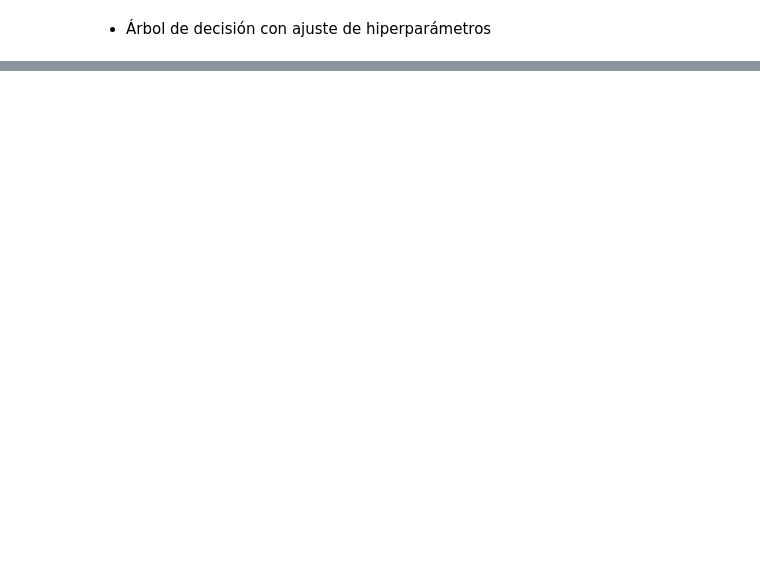
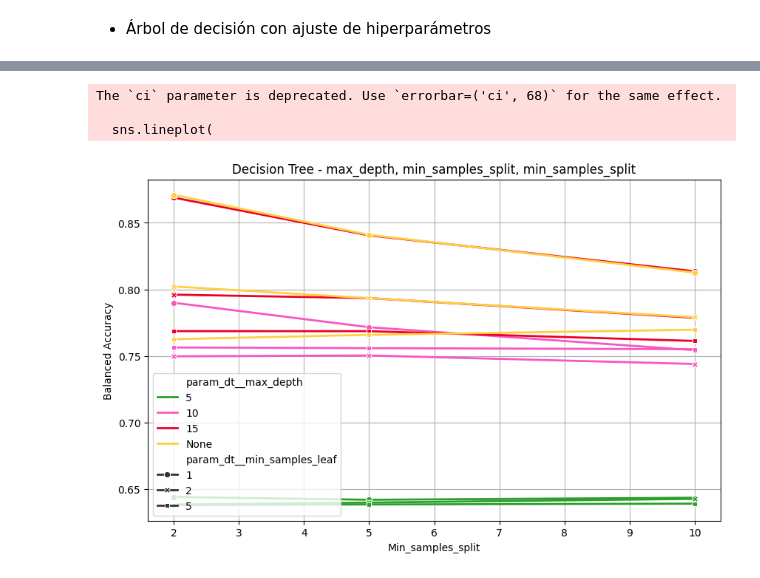
Before and after one commit to kevinMGII/Grupo7-Practica1, a Jupyter notebook: Grupo7_Practica1.ipynb, the cells around one changed output, grey strips where cells are left out. Drawn from its saved outputs; the diff is of its cells as text; code cells hidden in the pictures; blank space fills up the shorter version.

```diff
--- a/Grupo7_Practica1.ipynb
+++ b/Grupo7_Practica1.ipynb
@@ -565,0 +640,44 @@ Mejor score BRF: 0.9251547961407155 , Tiempo= 226.7458176612854 s
+# %%
+import matplotlib.pyplot as plt
+import seaborn as sns
+import pandas as pd
+
+# Convertir los resultados de GridSearchCV en un DataFrame
+results_dt_df = pd.DataFrame(grid_search_dt.cv_results_)
+
+# Convertir None a cadena para evitar errores en la gráfica
+results_dt_df['param_dt__max_depth'] = results_dt_df['param_dt__max_depth'].astype(str)
+
+# Definir una paleta de colores personalizada
+custom_palette_dt = {
+    "5": "#2ca02c",   # Verde
+    "10":  "#F857C1",   # Rosa
+    "15": "#ed0027", # Rojo
+    "None": "#ffcf42"  # Amarillo
+}
+
+# Crear un gráfico combinado
+plt.figure(figsize=(10, 6))
+sns.lineplot(
+    data=results_dt_df,
+    x="param_dt__min_samples_split",
+    y="mean_test_score",
+    hue="param_dt__max_depth",  # Diferencia por max_depth
+    style="param_dt__min_samples_leaf",  # Diferencia por min_samples_leaf
+    markers=True,
+    dashes=False,
+    linewidth=2,
+    palette=custom_palette_dt
+)
+
+# Personalización del gráfico
+plt.xlabel("Min_samples_split")
+plt.ylabel("Balanced Accuracy")
+plt.title("Decision Tree - max_depth, min_samples_split, min_samples_split")
+plt.grid(True)
+plt.show()
+# %% [output]
+The `ci` parameter is deprecated. Use `errorbar=('ci', 68)` for the same effect.
+
+  sns.lineplot(
+[figure, added]
```
Also changed, not shown: parts of 42 cells of this notebook.
